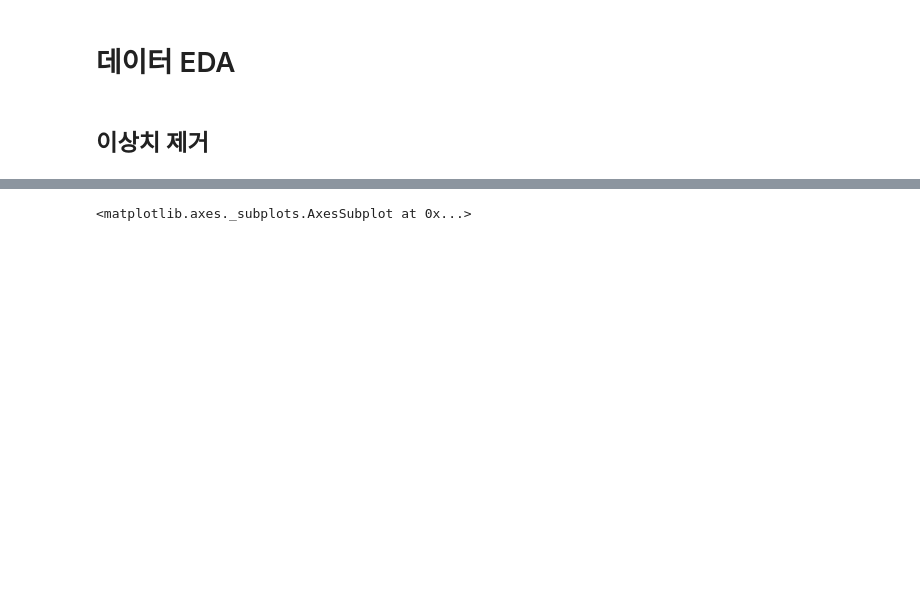
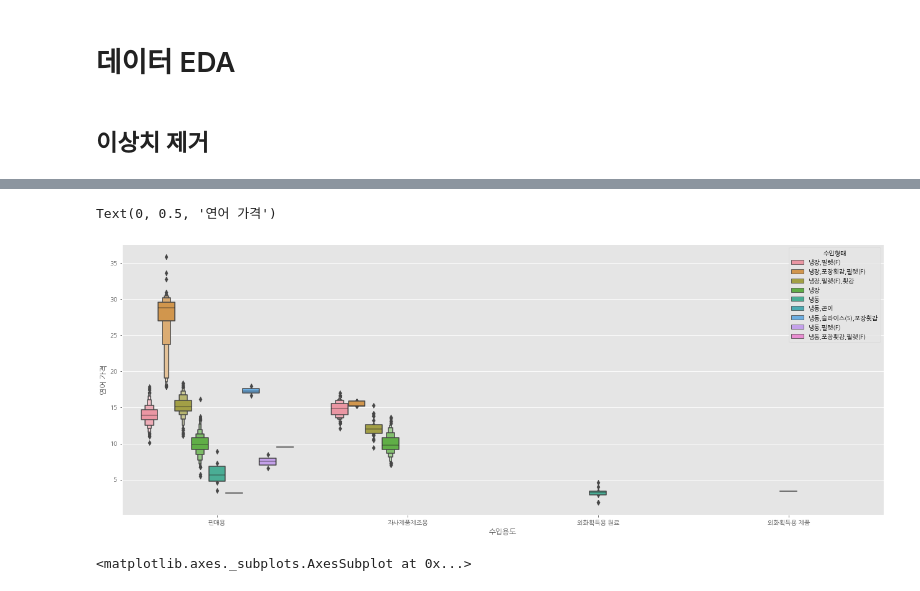
Before and after one commit to qkrwjdduf159/BigContest, a Jupyter notebook: final_analysis(연어).ipynb, the cells around one changed output, grey strips where cells are left out. Cells and saved outputs as stored; diff of their text form; code cells hidden in the pictures; blank space fills up the shorter version.

```diff
--- a/final_analysis(연어).ipynb
+++ b/final_analysis(연어).ipynb
@@ -263,6 +216,14 @@ Index: []
 Empty DataFrame
 Columns: [기준일, 제품구분, 제조국, 수출국, 수입용도, 중분류명 카테고리, 어종, 상세어종, 수입형태, target, year, month, week, day]
 Index: []
+# %%
+# 이상치를 제거한 후 데이터 확인하기
+plt.figure(figsize = (22,8))
+sns.boxenplot(data = df, x = '수입용도', y = 'target', hue = '수입형태')
+plt.ylabel('연어 가격')
+# %% [output]
+Text(0, 0.5, '연어 가격')
+[figure, added]
 # %%
 # 연별로 데이터의 이상치를 확인해 보자.
 fig, ax = plt.subplots(nrows = 3, figsize = (22,8))
```
Also changed, not shown: parts of 41 cells of this notebook.
